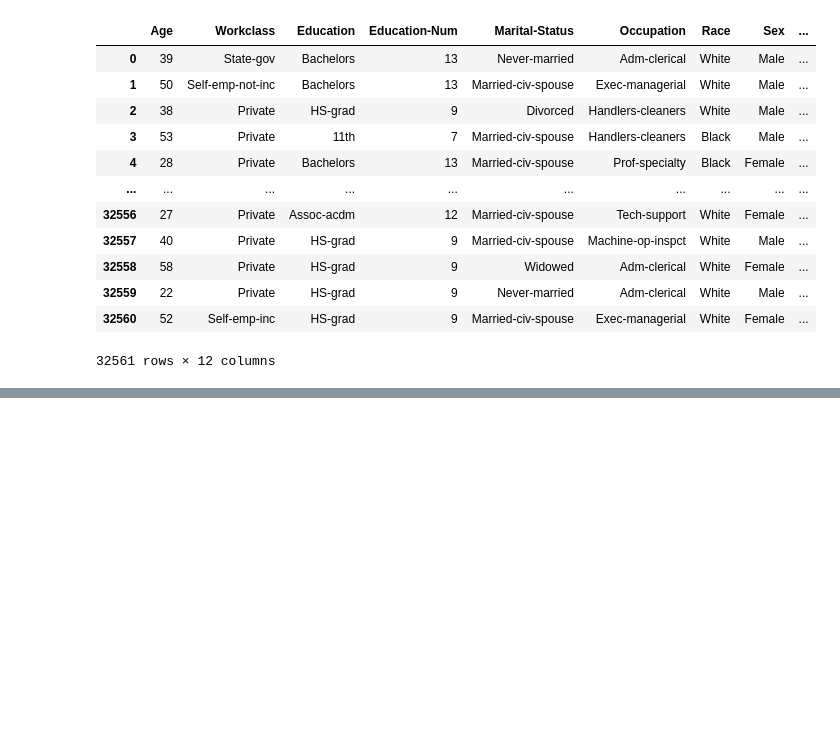
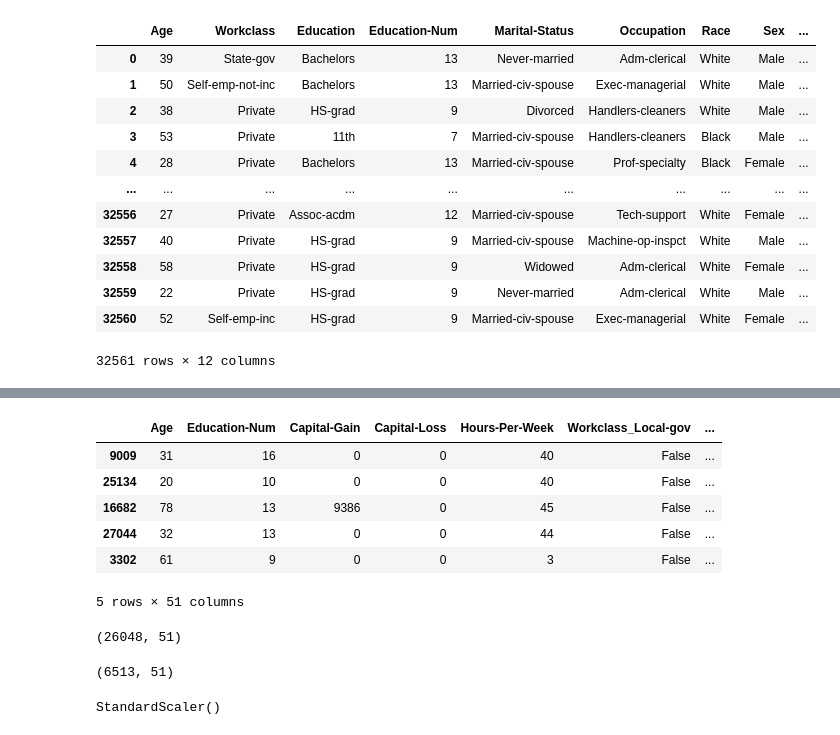
Before and after one commit to Arunpiues/censes-data, a Jupyter notebook: EDA.ipynb, the cells around one changed output, grey strips where cells are left out. Saved outputs shown, nothing was run; the diff lists cells and outputs as text; code cells hidden in the pictures; blank space fills up the shorter version.

```diff
--- a/EDA.ipynb
+++ b/EDA.ipynb
@@ -210,0 +283,3 @@ Text(0.5, 1.0, 'Age Disrtribution')
+# %%
+y=adult_new['Income']
+y
@@ -210,0 +303,20 @@ Text(0.5, 1.0, 'Age Disrtribution')
+# %%
+x_train,x_test,y_train,y_test=train_test_split(x,y,train_size=0.8,random_state=42,stratify=y)
+# %%
+x_test.head()
+# %% [output]
+|  | Age | Education-Num | Capital-Gain | Capital-Loss | Hours-Per-Week | Workclass_Local-gov | ... |
+| 9009 | 31 | 16 | 0 | 0 | 40 | False | ... |
+| 25134 | 20 | 10 | 0 | 0 | 40 | False | ... |
+| 16682 | 78 | 13 | 9386 | 0 | 45 | False | ... |
+| 27044 | 32 | 13 | 0 | 0 | 44 | False | ... |
+| 3302 | 61 | 9 | 0 | 0 | 3 | False | ... |
+5 rows × 51 columns
+# %%
+x_train.shape
+# %% [output]
+(26048, 51)
+# %%
+x_test.shape
+# %% [output]
+(6513, 51)
@@ -210,0 +327,5 @@ Text(0.5, 1.0, 'Age Disrtribution')
+# %%
+scaler=StandardScaler()
+scaler
+# %% [output]
+StandardScaler()
```
Also changed, not shown: parts of 13 cells of this notebook.
